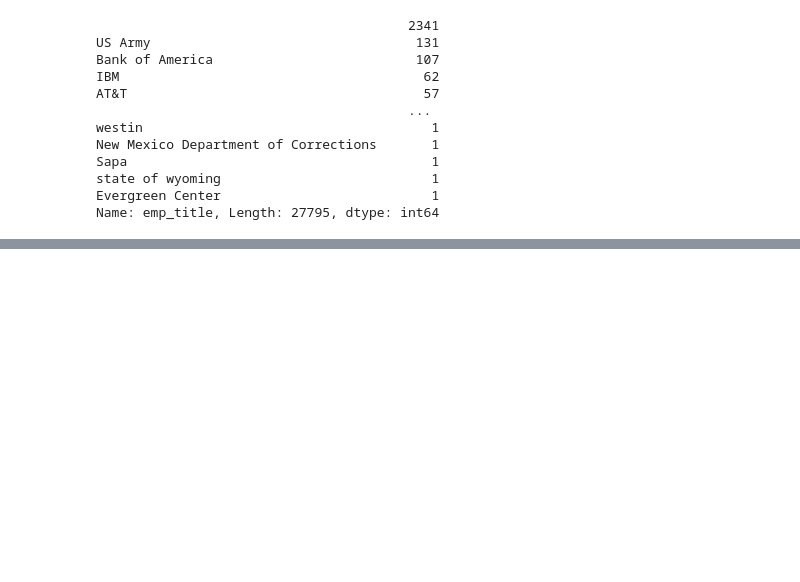
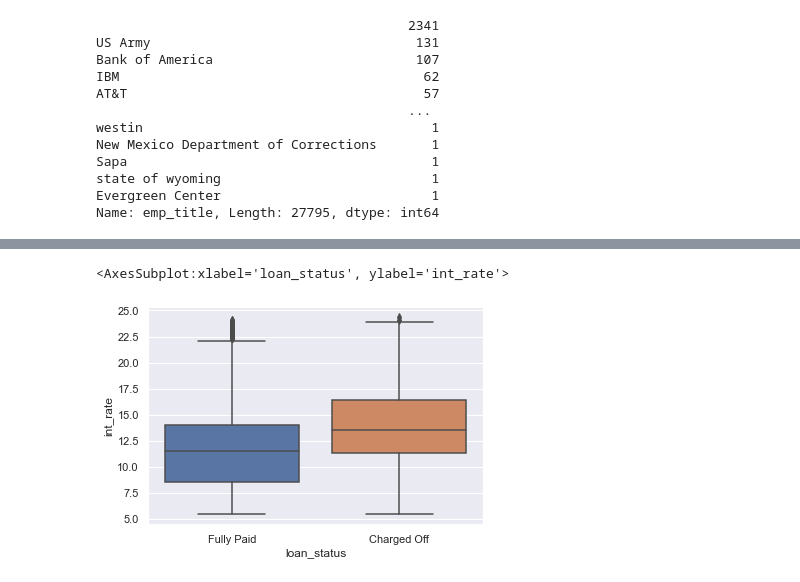
Before and after one commit to maniraj1234/LendingClubCaseStudy, a Jupyter notebook: LendingClubCaseStudy.ipynb, the cells around one changed output, grey strips where cells are left out. Saved outputs shown, nothing was run; the diff lists cells and outputs as text; code cells hidden in the pictures; blank space fills up the shorter version.

```diff
--- a/LendingClubCaseStudy.ipynb
+++ b/LendingClubCaseStudy.ipynb
@@ -859,0 +866,5 @@ Name: emp_title, Length: 27795, dtype: int64
+# %%
+sns.boxplot(x=loan_data.loan_status,y=loan_data.int_rate)
+# %% [output]
+<AxesSubplot:xlabel='loan_status', ylabel='int_rate'>
+[figure, added]
```
Also changed, not shown: parts of 21 cells of this notebook.
